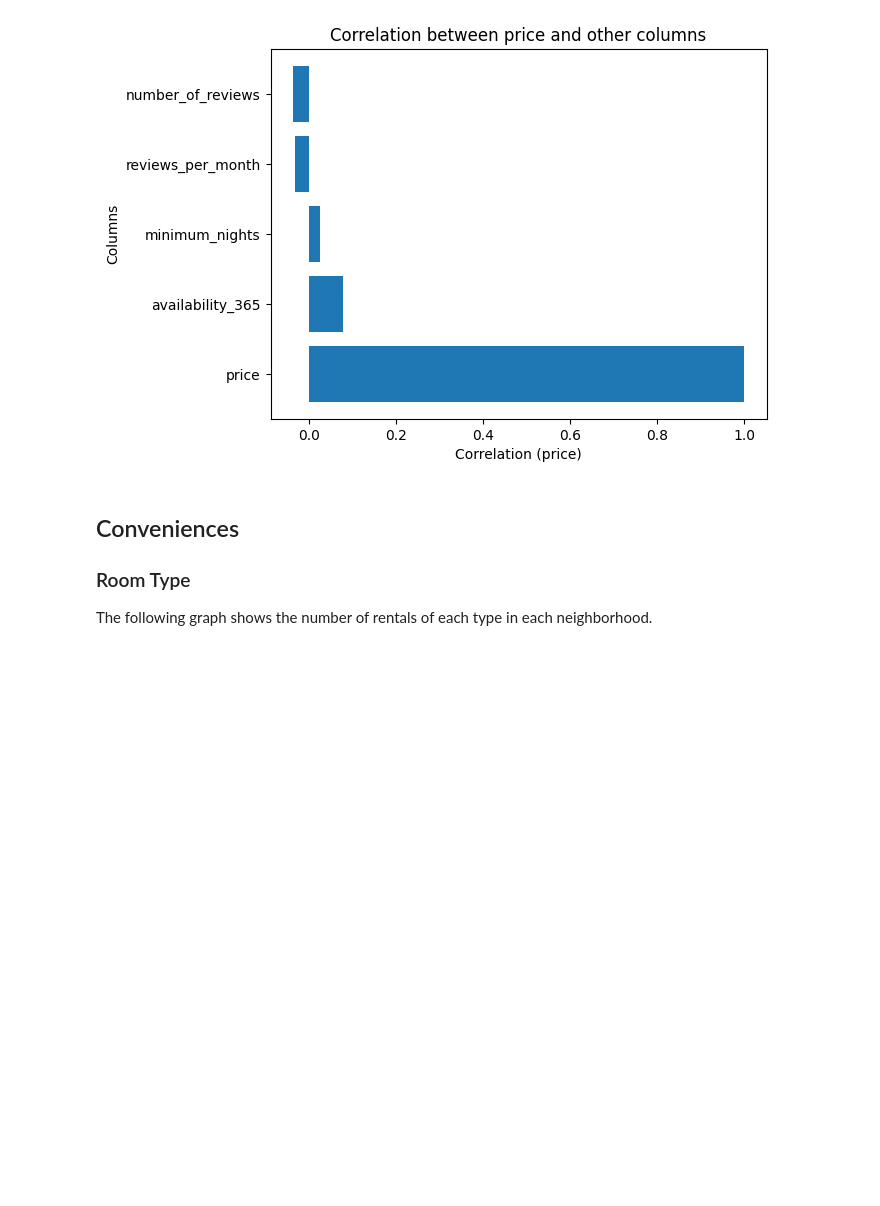
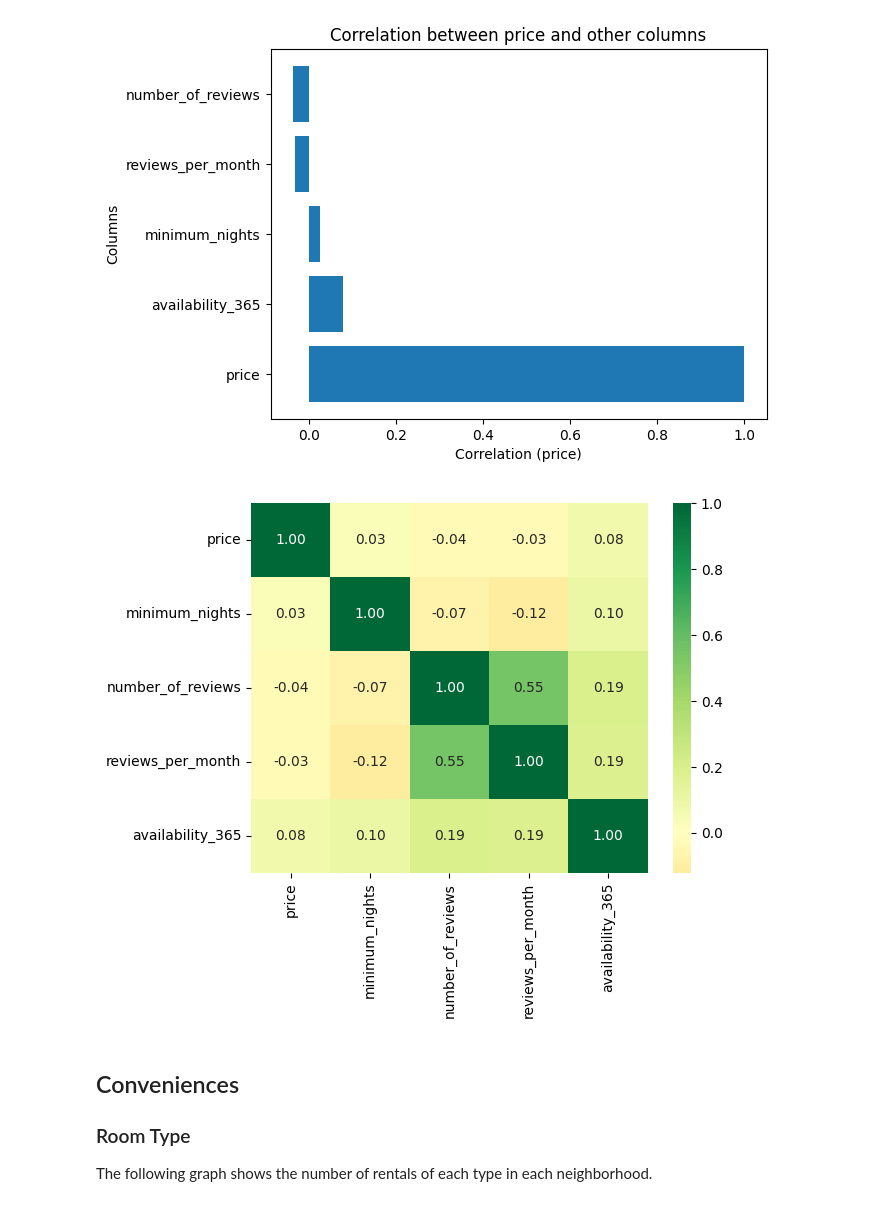
Before and after one commit to dariasmyr/airbnb-explorer, a Jupyter notebook: nyc_listings_report.ipynb, the cells around one changed output. Drawn from its saved outputs; the diff is of its cells as text; code cells hidden in the pictures; blank space fills up the shorter version.

Commit message:
Added heatmap

```diff
--- a/nyc_listings_report.ipynb
+++ b/nyc_listings_report.ipynb
@@ -31,6 +31,14 @@ def get_metrics(new_filename):
 get_metrics('data/cleared_data.csv')
 # %% [output]
 [figure]
+# %%
+def get_metrics(new_filename):
+    metrics = Metrics(new_filename)
+    metrics.heatmap_correlation()
+
+get_metrics('data/cleared_data.csv')
+# %% [output]
+[figure, added]
 # %% [markdown]
 ## Conveniences
 ### Room Type
```
Also changed, not shown: parts of 2 cells of this notebook, 3 other files.
